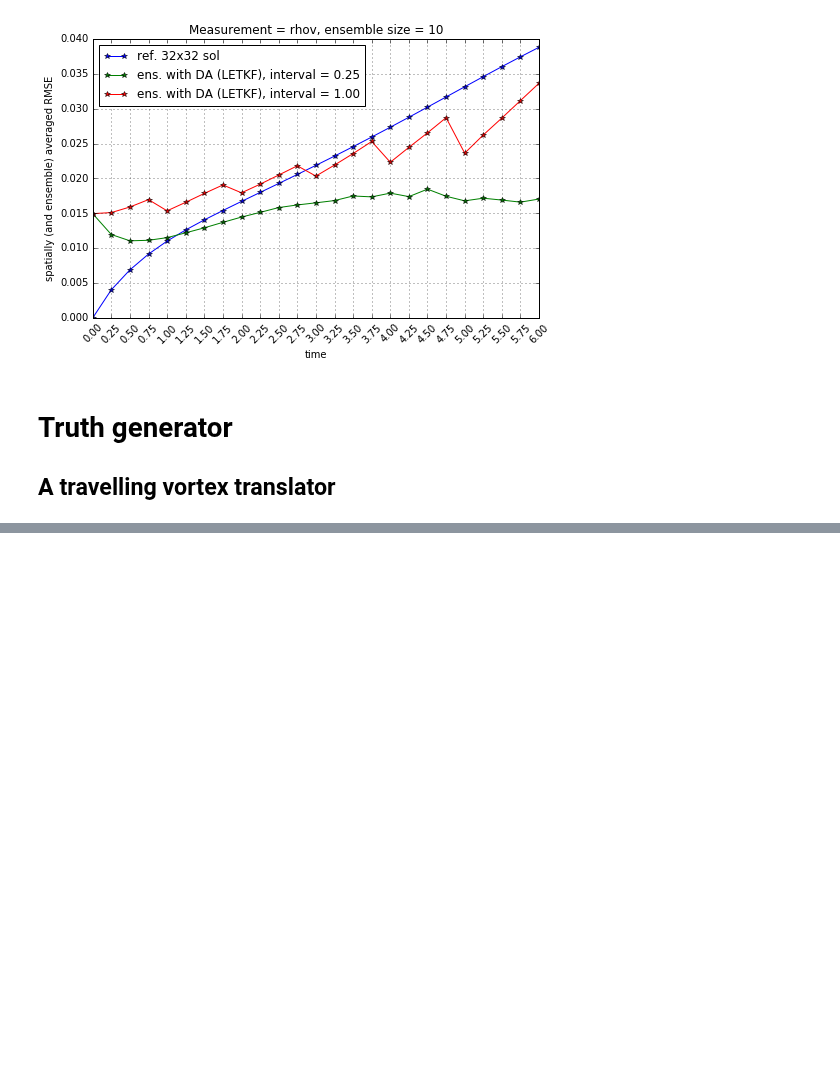
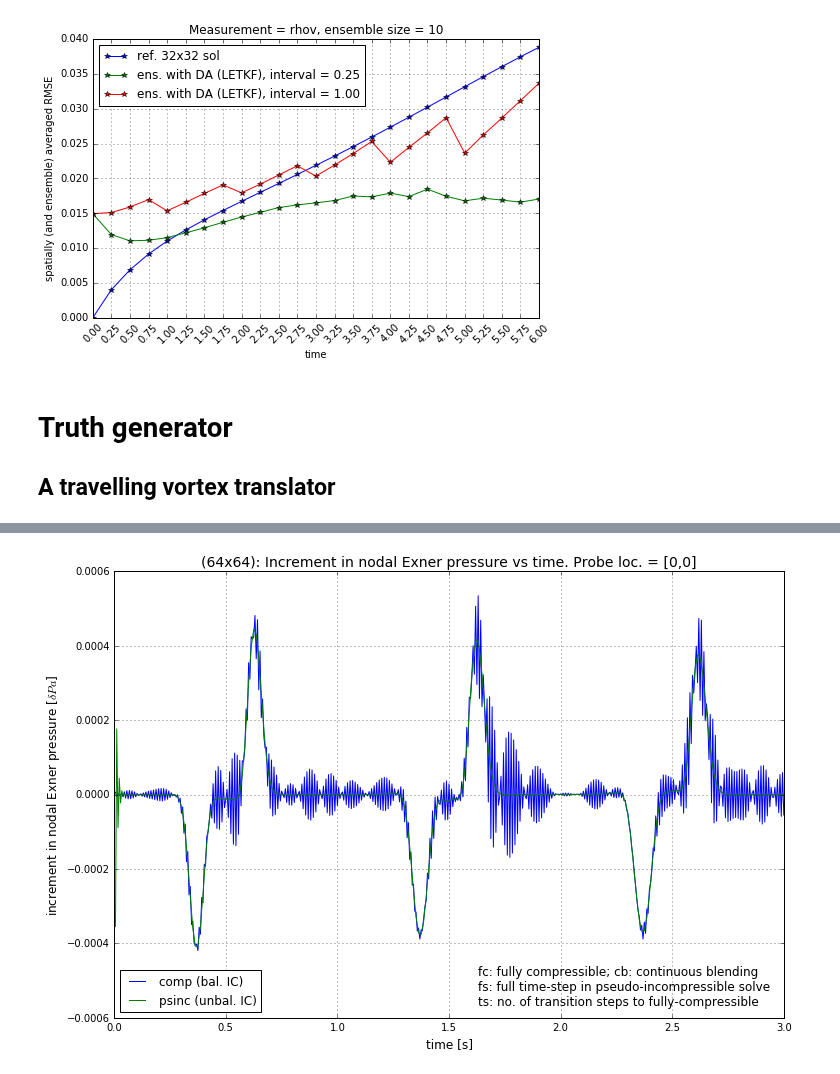
Before and after one commit to ray-chew/pyBELLA, a Jupyter notebook: visualiser_debugger/travelling_vortex.ipynb, the cells around one changed output, grey strips where cells are left out. Saved outputs shown, nothing was run; the diff lists cells and outputs as text; code cells hidden in the pictures; blank space fills up the shorter version.

```diff
--- a/visualiser_debugger/travelling_vortex.ipynb
+++ b/visualiser_debugger/travelling_vortex.ipynb
@@ -452,3 +349,91 @@ plt.show()
+# %%
+grid_x = 64
+grid_y = 64
+ens_size = 1
+end_time = 3.0
+attribute = 'p2_nodes'
+
+time = 1.0
+time = 1
+
+def get_arr(time, attribute, suffix, cont_blend=False, ts=0, fs=0, end_time=end_time):
+    if cont_blend == True:
+        suffix += '_cont_blend_fs=%i_ts=%i' %(fs,ts)
+
+    fn = get_filename(grid_x, grid_y, ens_size, end_time, suffix)
+    path = get_path(fn)
+
+    return ensemble_test_case(time, path, ens_size, attribute, label_type='STEP')
+
+Ns = 528
+# times = np.linspace(0,1.0,num=21)
+# times = np.arange(0,174,5)
+# times_axis = np.linspace(0,1.0,num=174/5+1)
+times = np.arange(0,Ns+1)
+# times = times[70:120]
+# times = times[160:200]
+# times = times[10:]
+dt = end_time / Ns
+# times_axis = np.linspace(0,end_time,num=Ns)
+times_axis = times * dt
+
+# times = times[::2]
+# times_axis = times_axis[::2]
+# print(times_axis)
+
+def get_diff(probe):
+    probe = np.array(probe)
+    return probe[1:] - probe[:-1]
+
+
+probe_row = 0
+probe_col = 0
+attribute = 'p2_nodes'
+cb1 = [10,10]
+cb2 = [20,20]
+
+def get_time_series(times, attribute, suffix, cont_blend=False, ts=0, fs=0, end_time=end_time):
+    probe = []
+    for time in times:
+        arr = get_arr(time, attribute, suffix, cont_blend, ts, fs, end_time=end_time)
+        probe.append(arr[probe_row,probe_col])
+
+    probe = np.array(probe)
+
+    return get_diff(probe)
+
+probe = get_time_series(times,attribute,"_truth")
+probe_fc = get_time_series(times,attribute,"_comp")
+probe_psinc = get_time_series(times,attribute,"_psinc")
+# probe_psinc = get_time_series(times,attribute,"_psinc_nocorrection")
+probe_cb1 = get_time_series(times,attribute,"_nocorrection",cont_blend=True,fs=cb1[0],ts=cb1[1])
+probe_cb2 = get_time_series(times,attribute,"_nocorrection",cont_blend=True,fs=cb2[0],ts=cb2[1])
+
+fig1 = plt.figure(figsize=(12,8))
+plt.plot(times_axis[1:],probe, label='comp (bal. IC)')
+# plt.plot(times_axis[1:],probe_fc, '--', label='comp (unbal. IC)')
+plt.plot(times_axis[1:],probe_psinc, '-', label='psinc (unbal. IC)')
+# plt.plot(times_axis[1:],probe_cb1, '-', label='cb: fs=%i, ts=%i' %(cb1[0],cb1[1]))
+# plt.plot(times_axis[1:],probe_cb2, '--', label='cb: fs=%i, ts=%i' %(cb2[0],cb2[1]))
+
+# plt.axvline(times_axis[1:][10])
+# plt.axvline(times_axis[1:][20])
+# plt.axvline(3.0)
+plt.ylabel('increment in nodal Exner pressure [$\delta Pa$]', fontsize='12')
+plt.xlabel('time [s]', fontsize='12')
+plt.title("(%ix%i): Increment in nodal Exner pressure vs time. Probe loc. = [%i,%i]" %(grid_x,grid_y,probe_row,probe_col), fontsize='14')
+txt = '''
+        fc: fully compressible; cb: continuous blending
+        fs: full time-step in pseudo-incompressible solve
+        ts: no. of transition steps to fully-compressible
+        '''
+fig1.text(.51,.12,txt,fontsize='12')
+plt.xlim([times_axis[0],times_axis[-1]])
+plt.legend(loc='lower left')
+plt.grid()
+plt.show()
+# %% [output]
+[figure, added]
 # %%
 
 attribute = 'p2_nodes'
```
Also changed, not shown: parts of 5 cells of this notebook, 2 other files.
